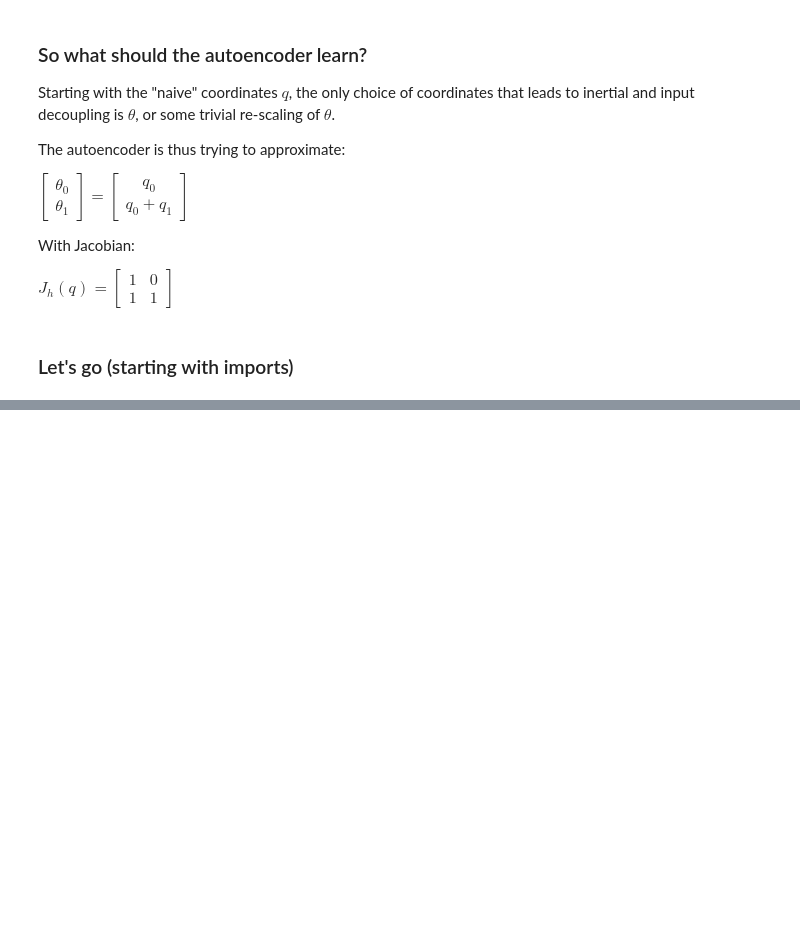
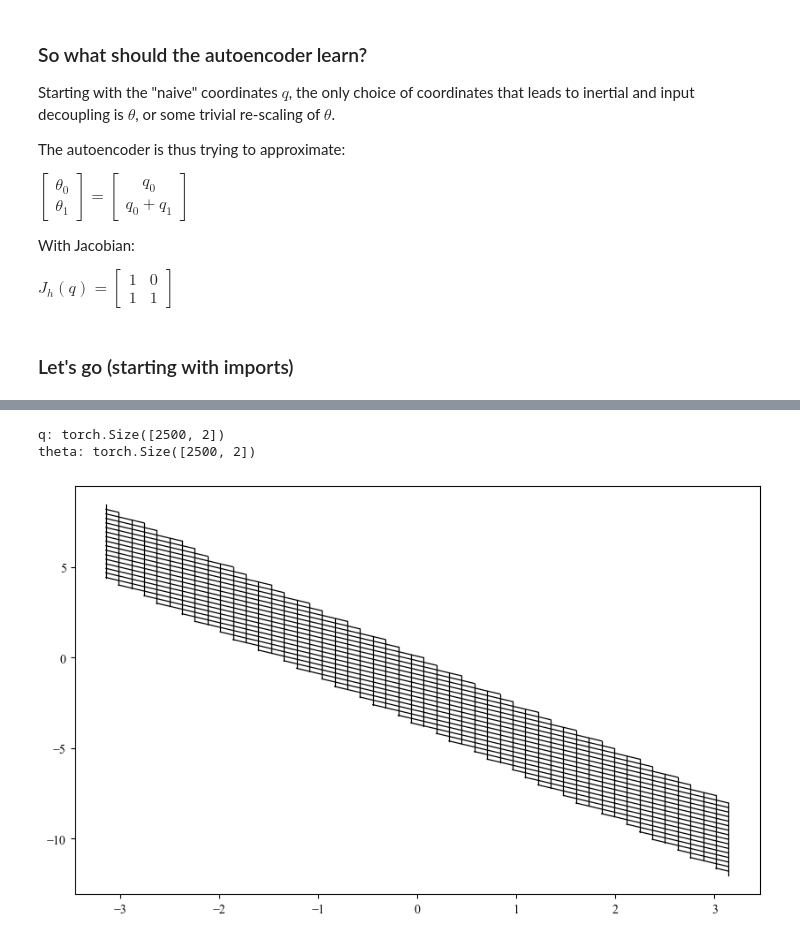
Before and after one commit to kianheus/MSc_Thesis, a Jupyter notebook: Kian_code/Series_Elastic_Actuator/Learning/Learn Transform_SEA.ipynb, the cells around one changed output, grey strips where cells are left out. Drawn from its saved outputs; the diff is of its cells as text; code cells hidden in the pictures; blank space fills up the shorter version.

```diff
--- a/Kian_code/Series_Elastic_Actuator/Learning/Learn Transform_SEA.ipynb
+++ b/Kian_code/Series_Elastic_Actuator/Learning/Learn Transform_SEA.ipynb
@@ -512,32 +528,37 @@ print(nn_filepath)
 # %%
+q1_split = (-torch.pi, torch.pi)
 def theta_1_single(model, q):
 	print("q:", q.size())
 	theta = model.encoder(q)
 	print("theta:", theta.size())
 	return theta[:, 0].detach()
 
 def theta_2_single(model, q):
 	theta = model.encoder(q)
 	return theta[:, 1].detach()
 
 def q_hat_1_single(model, theta):
 	q_hat = model.decoder(theta)
 	return q_hat[:, 0].detach()
 
 def q_hat_2_single(model, theta):
 	q_hat = model.decoder(theta)
 	return q_hat[:, 1].detach()
 
 mapping_functions = (partial(theta_1_single,model),
 						partial(theta_2_single,model),
 						partial(q_hat_1_single,model),
 						partial(q_hat_2_single,model))
 th_plotter = theta_visualizer.theta_plotter(rp=rp, n_lines=50, device=device,
 											mapping_functions=mapping_functions, mask_split=q1_split)
 theta_figure_path = os.path.join(dir_path, "theta_mapping_" + str(file_counter) + ".png")
 th_plotter.make_figure(theta_figure_path)
 theta_anim_path = os.path.join(dir_path, "theta_mapping_" + str(file_counter) + ".mp4")
 #th_plotter.make_animation(theta_anim_path, duration = 4, fps = 20)
+# %% [output]
+q: torch.Size([2500, 2])
+theta: torch.Size([2500, 2])
+[figure, added]
 # %%
 %matplotlib inline
 
```
Also changed, not shown: parts of 7 cells of this notebook, 14 other files.
